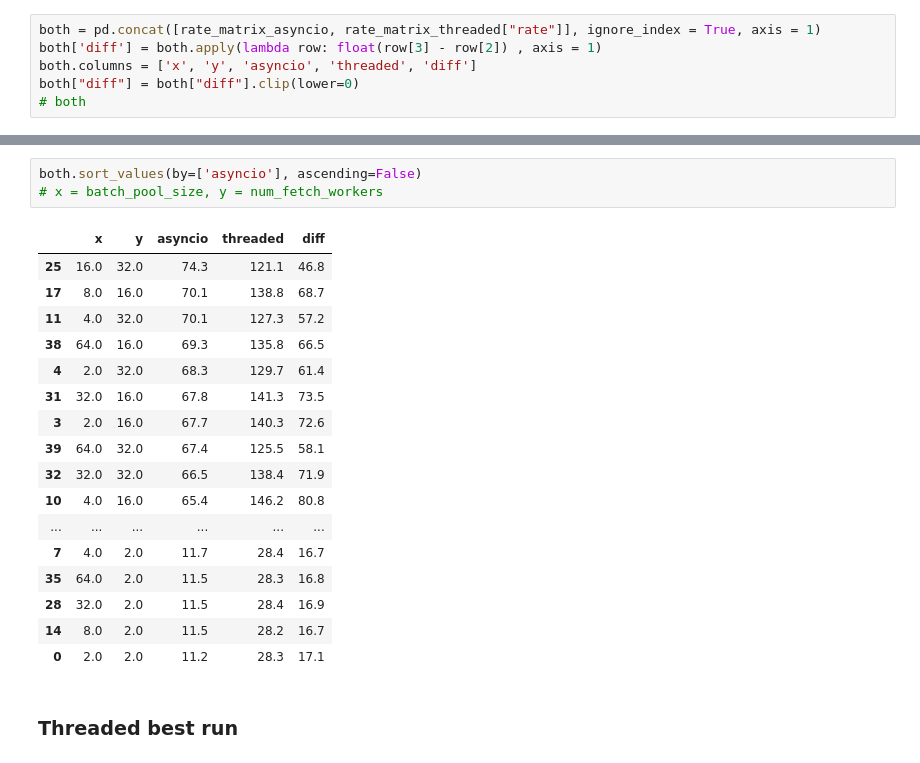
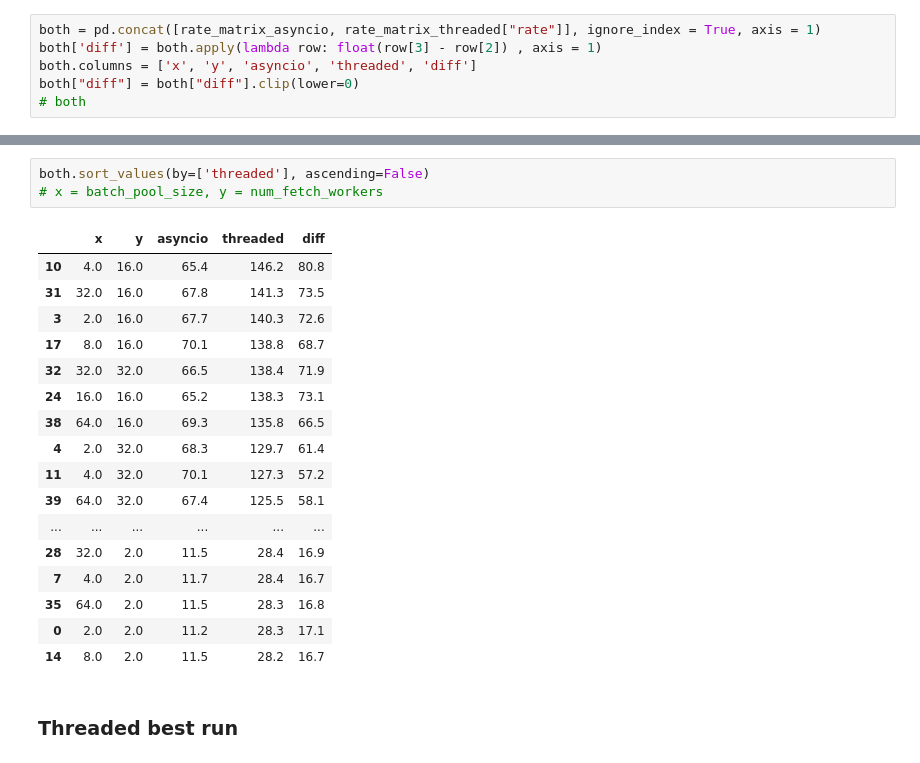
Before and after one commit to iarai/concurrent-dataloader, a Jupyter notebook: src/analysis/AnalysisDataloader.ipynb, the cells around one changed output, grey strips where cells are left out. Drawn from its saved outputs; the diff is of its cells as text.

```diff
--- a/src/analysis/AnalysisDataloader.ipynb
+++ b/src/analysis/AnalysisDataloader.ipynb
@@ -229,24 +232,24 @@ Text(0.5, 1.0, 'Threaded [red] vs asyncio [blue]')
 # %%
-both.sort_values(by=['asyncio'], ascending=False)
+both.sort_values(by=['threaded'], ascending=False)
 # x = batch_pool_size, y = num_fetch_workers
 # %% [output]
 |  | x | y | asyncio | threaded | diff |
-| 25 | 16.0 | 32.0 | 74.3 | 121.1 | 46.8 |
+| 10 | 4.0 | 16.0 | 65.4 | 146.2 | 80.8 |
+| 31 | 32.0 | 16.0 | 67.8 | 141.3 | 73.5 |
+| 3 | 2.0 | 16.0 | 67.7 | 140.3 | 72.6 |
 | 17 | 8.0 | 16.0 | 70.1 | 138.8 | 68.7 |
-| 11 | 4.0 | 32.0 | 70.1 | 127.3 | 57.2 |
+| 32 | 32.0 | 32.0 | 66.5 | 138.4 | 71.9 |
+| 24 | 16.0 | 16.0 | 65.2 | 138.3 | 73.1 |
 | 38 | 64.0 | 16.0 | 69.3 | 135.8 | 66.5 |
 | 4 | 2.0 | 32.0 | 68.3 | 129.7 | 61.4 |
-| 31 | 32.0 | 16.0 | 67.8 | 141.3 | 73.5 |
-| 3 | 2.0 | 16.0 | 67.7 | 140.3 | 72.6 |
+| 11 | 4.0 | 32.0 | 70.1 | 127.3 | 57.2 |
 | 39 | 64.0 | 32.0 | 67.4 | 125.5 | 58.1 |
-| 32 | 32.0 | 32.0 | 66.5 | 138.4 | 71.9 |
-| 10 | 4.0 | 16.0 | 65.4 | 146.2 | 80.8 |
 | ... | ... | ... | ... | ... | ... |
+| 28 | 32.0 | 2.0 | 11.5 | 28.4 | 16.9 |
 | 7 | 4.0 | 2.0 | 11.7 | 28.4 | 16.7 |
 | 35 | 64.0 | 2.0 | 11.5 | 28.3 | 16.8 |
-| 28 | 32.0 | 2.0 | 11.5 | 28.4 | 16.9 |
+| 0 | 2.0 | 2.0 | 11.2 | 28.3 | 17.1 |
 | 14 | 8.0 | 2.0 | 11.5 | 28.2 | 16.7 |
-| 0 | 2.0 | 2.0 | 11.2 | 28.3 | 17.1 |
 # %% [markdown]
 ### Threaded best run
 # %%
```
Also changed, not shown: parts of 14 cells of this notebook, 1 other file.
